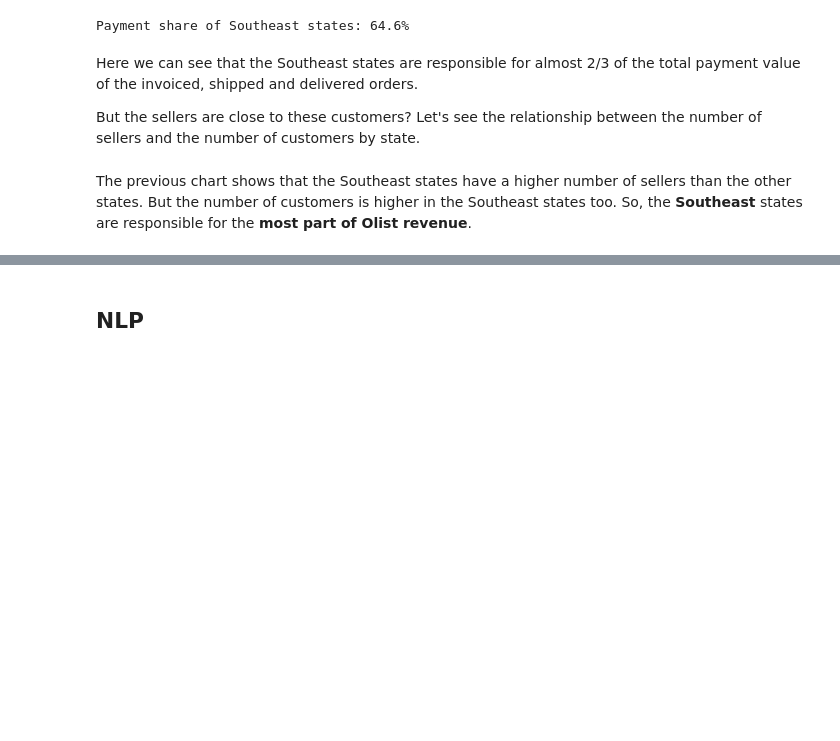
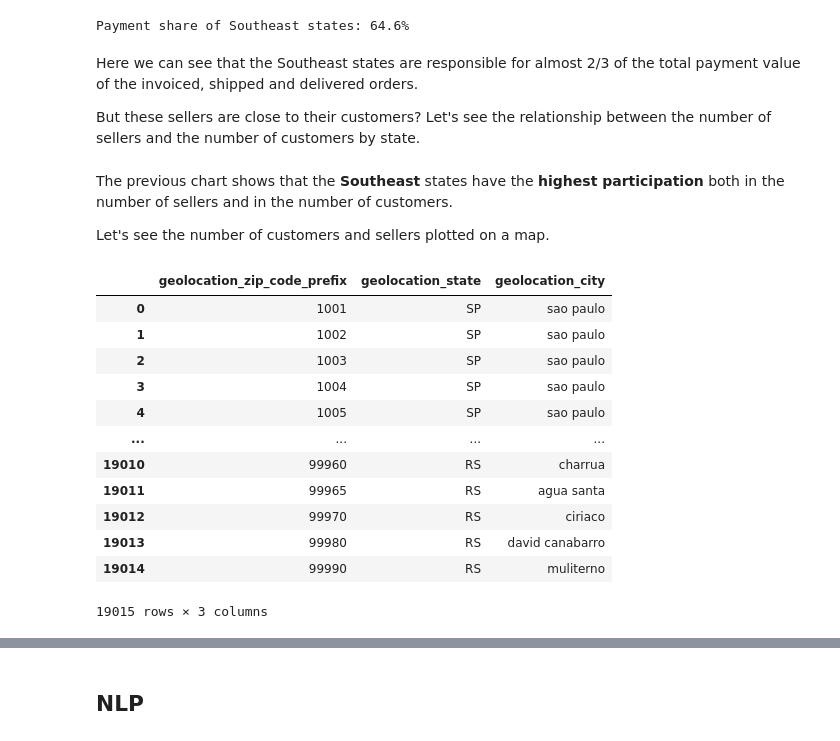
Before and after one commit to hturqueti/olist-brazilian-ecommerce-analysis, a Jupyter notebook: notebooks/01-orders-eda.ipynb, the cells around one changed output, grey strips where cells are left out. Cells and saved outputs as stored; diff of their text form; code cells hidden in the pictures; blank space fills up the shorter version.

```diff
--- a/notebooks/01-orders-eda.ipynb
+++ b/notebooks/01-orders-eda.ipynb
@@ -327,7 +296,7 @@ Payment share of Southeast states: 64.6%
 # %% [markdown]
 Here we can see that the Southeast states are responsible for almost 2/3 of the total payment value of the invoiced, shipped and delivered orders.
 
-But the sellers are close to these customers? Let's see the relationship between the number of sellers and the number of customers by state.
+But these sellers are close to their customers? Let's see the relationship between the number of sellers and the number of customers by state.
 # %%
 # Calculates the number of order by seller and customer states
 order_by_seller_customer_states = (
@@ -406,4 +375,29 @@ fig.update_xaxes(showgrid=False, zeroline=False)
 
 fig.show()
 # %% [markdown]
-The previous chart shows that the Southeast states have a higher number of sellers than the other states. But the number of customers is higher in the Southeast states too. So, the **Southeast** states are responsible for the **most part of Olist revenue**.
+The previous chart shows that the **Southeast** states have the **highest participation** both in the number of sellers and in the number of customers.
+
+Let's see the number of customers and sellers plotted on a map.
+# %%
+# Creates a standardized dataframe with the geolocation data (1 zip code to 1 state/city, choosing the first one)
+city_state_by_zipcode = (
+    geolocation.groupby(by=["geolocation_zip_code_prefix"])
+    .agg({"geolocation_state": "first", "geolocation_city": "first"})
+    .reset_index()
+)
+
+city_state_by_zipcode
+# %% [output]
+|  | geolocation_zip_code_prefix | geolocation_state | geolocation_city |
+| 0 | 1001 | SP | sao paulo |
+| 1 | 1002 | SP | sao paulo |
+| 2 | 1003 | SP | sao paulo |
+| 3 | 1004 | SP | sao paulo |
+| 4 | 1005 | SP | sao paulo |
+| ... | ... | ... | ... |
+| 19010 | 99960 | RS | charrua |
+| 19011 | 99965 | RS | agua santa |
+| 19012 | 99970 | RS | ciriaco |
+| 19013 | 99980 | RS | david canabarro |
+| 19014 | 99990 | RS | muliterno |
+19015 rows × 3 columns
```
Also changed, not shown: parts of 12 cells of this notebook.
